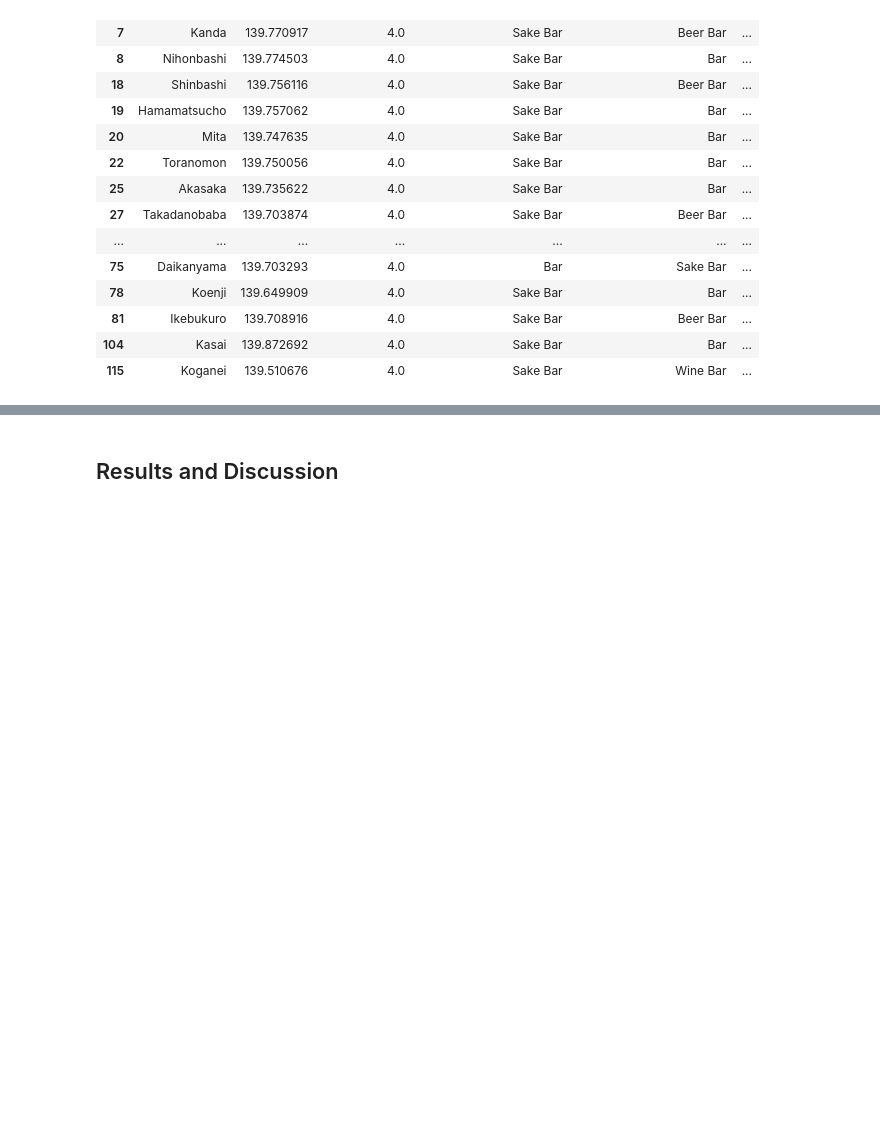
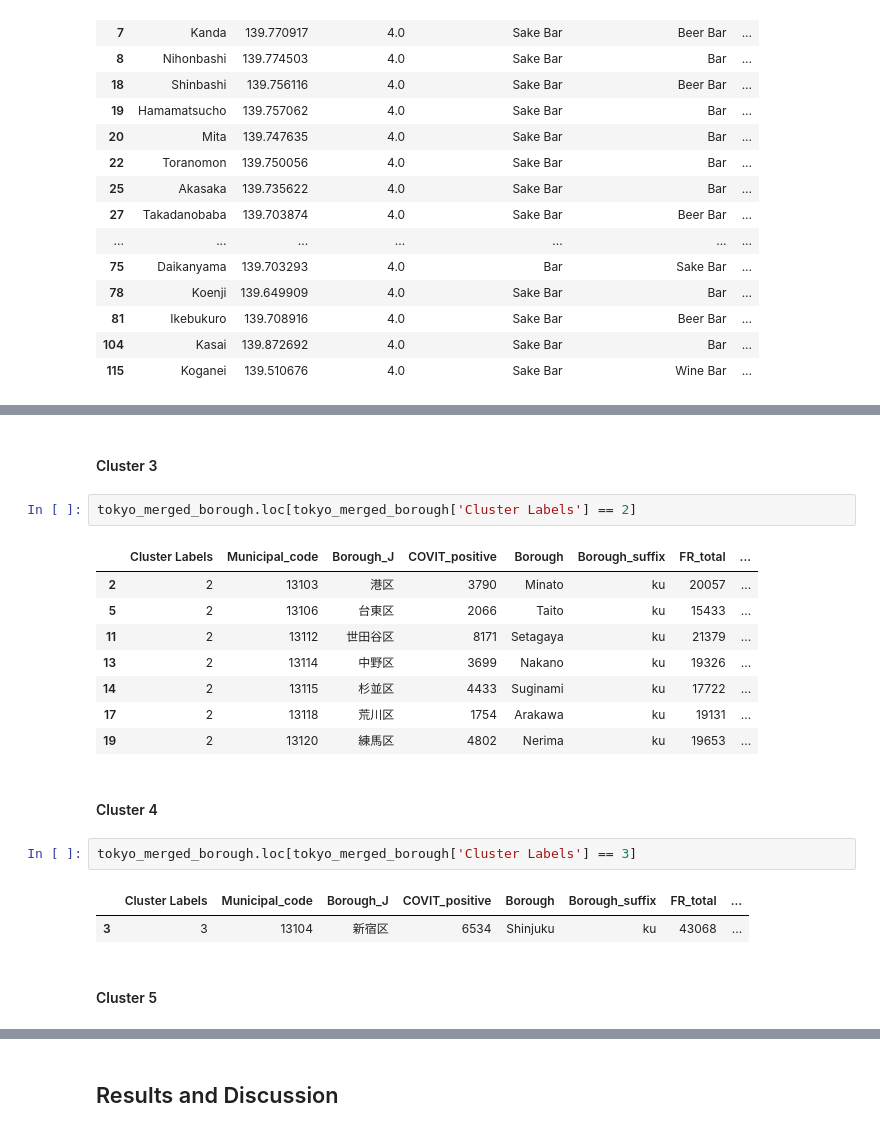
Before and after one commit to taakuu/Coursera_Capstone, a Jupyter notebook: Week4-5_The_Battle_of_Neighborhoods/Week5-The-Battle-of-Neighborhoods.ipynb, the cells around one changed output, grey strips where cells are left out. Cells and saved outputs as stored; diff of their text form; blank space fills up the shorter version.

```diff
--- a/Week4-5_The_Battle_of_Neighborhoods/Week5-The-Battle-of-Neighborhoods.ipynb
+++ b/Week4-5_The_Battle_of_Neighborhoods/Week5-The-Battle-of-Neighborhoods.ipynb
@@ -1196,0 +1383,22 @@ tokyo_merged.loc[tokyo_merged['Cluster Labels'] == 4, tokyo_merged.columns[[1] +
+# %% [markdown]
+#### Cluster 3
+# %%
+tokyo_merged_borough.loc[tokyo_merged_borough['Cluster Labels'] == 2]
+# %% [output]
+|  | Cluster Labels | Municipal_code | Borough_J | COVIT_positive | Borough | Borough_suffix | FR_total | ... |
+| 2 | 2 | 13103 | 港区 | 3790 | Minato | ku | 20057 | ... |
+| 5 | 2 | 13106 | 台東区 | 2066 | Taito | ku | 15433 | ... |
+| 11 | 2 | 13112 | 世田谷区 | 8171 | Setagaya | ku | 21379 | ... |
+| 13 | 2 | 13114 | 中野区 | 3699 | Nakano | ku | 19326 | ... |
+| 14 | 2 | 13115 | 杉並区 | 4433 | Suginami | ku | 17722 | ... |
+| 17 | 2 | 13118 | 荒川区 | 1754 | Arakawa | ku | 19131 | ... |
+| 19 | 2 | 13120 | 練馬区 | 4802 | Nerima | ku | 19653 | ... |
+# %% [markdown]
+#### Cluster 4
+# %%
+tokyo_merged_borough.loc[tokyo_merged_borough['Cluster Labels'] == 3]
+# %% [output]
+|  | Cluster Labels | Municipal_code | Borough_J | COVIT_positive | Borough | Borough_suffix | FR_total | ... |
+| 3 | 3 | 13104 | 新宿区 | 6534 | Shinjuku | ku | 43068 | ... |
+# %% [markdown]
+#### Cluster 5
```
Also changed, not shown: parts of 34 cells of this notebook.
